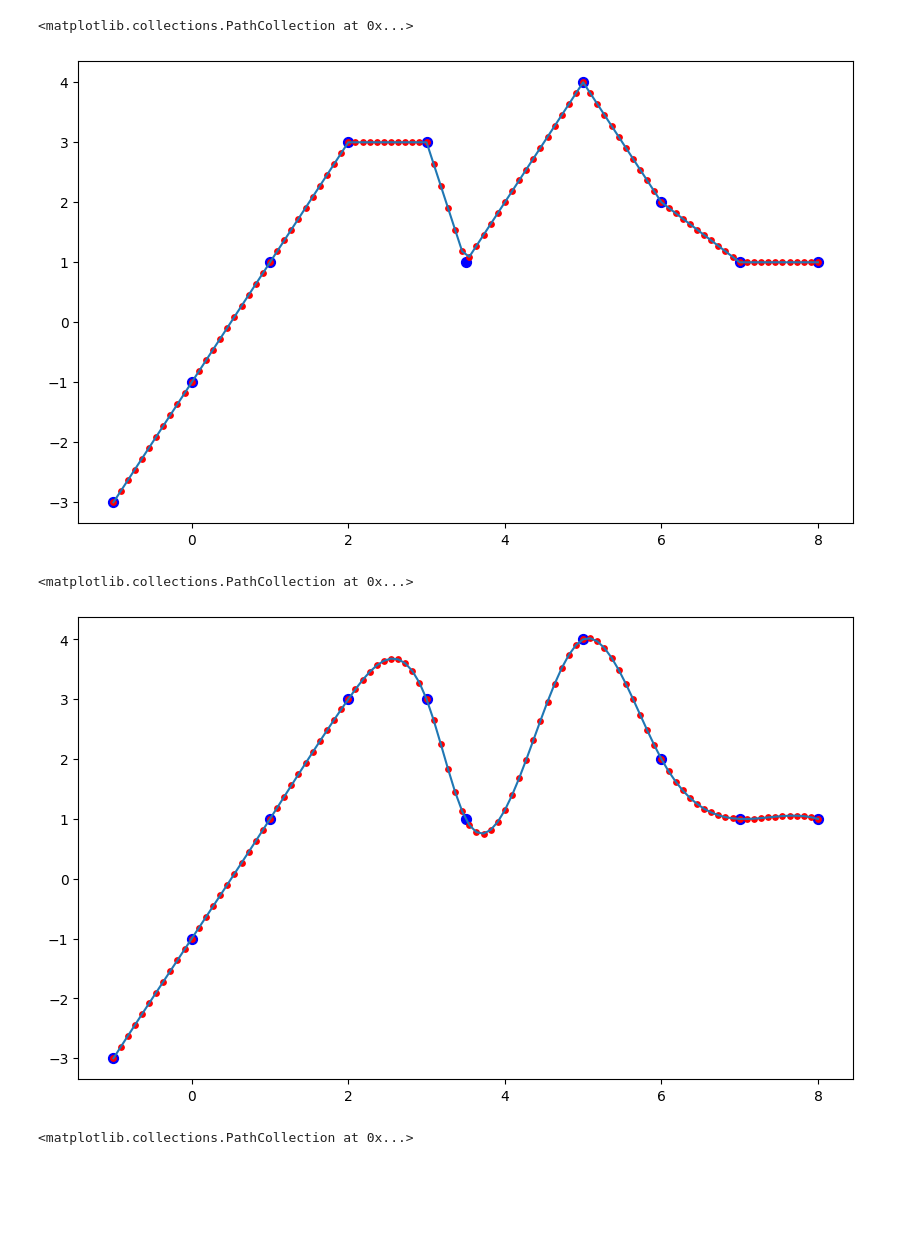
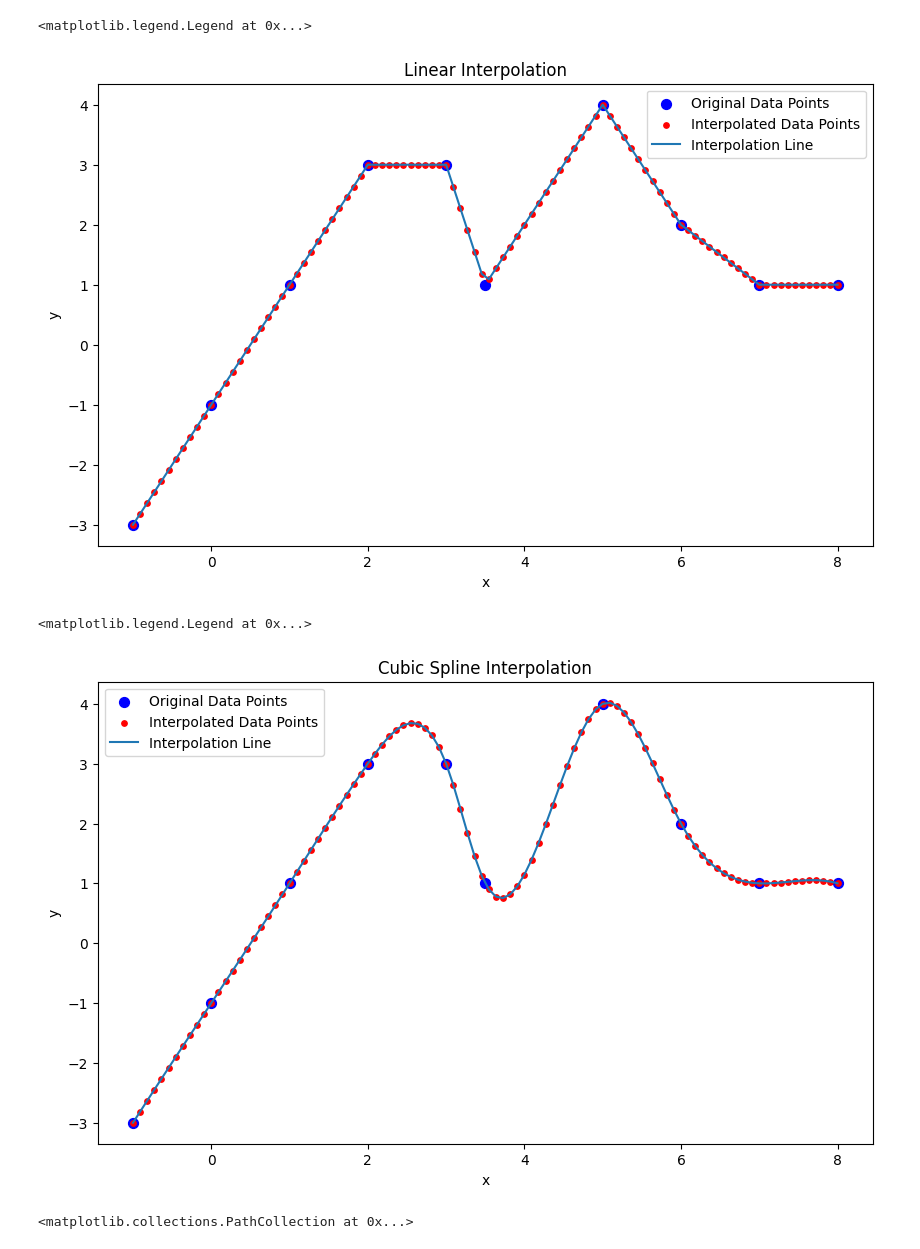
Before and after one commit to Aradhikaaa/Interpolation, a Jupyter notebook: hw1.ipynb, the cells around one changed output. Drawn from its saved outputs; the diff is of its cells as text; code cells hidden in the pictures; blank space fills up the shorter version.

```diff
--- a/hw1.ipynb
+++ b/hw1.ipynb
@@ -19,32 +20,42 @@ def interpolating_function(x,y):
 # %%
 x = [-1,0,1,2,3,3.5,5,6,7,8]
 y = [-3,-1,1,3,3,1,4,2,1,1]
 
 g = interpolating_function(x,y)
 
 x_new = np.linspace(min(x), max(x), 10*len(x))
 y_new = [g(xi) for xi in x_new]
 
 plt.figure(figsize=(10,6))
 
-plt.scatter(x, y, color='blue',s=50)
-plt.plot(x_new, y_new)
-plt.scatter(x_new, y_new , s=15, color='red')
+plt.scatter(x, y, color='blue',s=50, label='Original Data Points')
+plt.scatter(x_new, y_new , s=15, color='red', label='Interpolated Data Points')
+plt.plot(x_new, y_new, label='Interpolation Line')
+
+plt.xlabel('x')
+plt.ylabel('y')
+plt.title('Linear Interpolation')
+plt.legend()
 # %% [output]
-<matplotlib.collections.PathCollection at 0x...>
+<matplotlib.legend.Legend at 0x...>
-[figure, old version]
+[figure, new version]
 # %%
 cs = CubicSpline(x, y)
 y_new_cs= cs(x_new)
 
 plt.figure(figsize=(10,6))
 
-plt.scatter(x, y, color='blue',s=50)
-plt.plot(x_new, y_new_cs)
-plt.scatter(x_new, y_new_cs , s=15, color='red')
+plt.scatter(x, y, color='blue',s=50, label='Original Data Points')
+plt.scatter(x_new, y_new_cs , s=15, color='red', label='Interpolated Data Points')
+plt.plot(x_new, y_new_cs, label='Interpolation Line')
+
+plt.xlabel('x')
+plt.ylabel('y')
+plt.title('Cubic Spline Interpolation')
+plt.legend()
 # %% [output]
-<matplotlib.collections.PathCollection at 0x...>
+<matplotlib.legend.Legend at 0x...>
-[figure, old version]
+[figure, new version]
 # %%
 plt.figure(figsize=(10,6))
 
```
Also changed, not shown: parts of 4 cells of this notebook.
